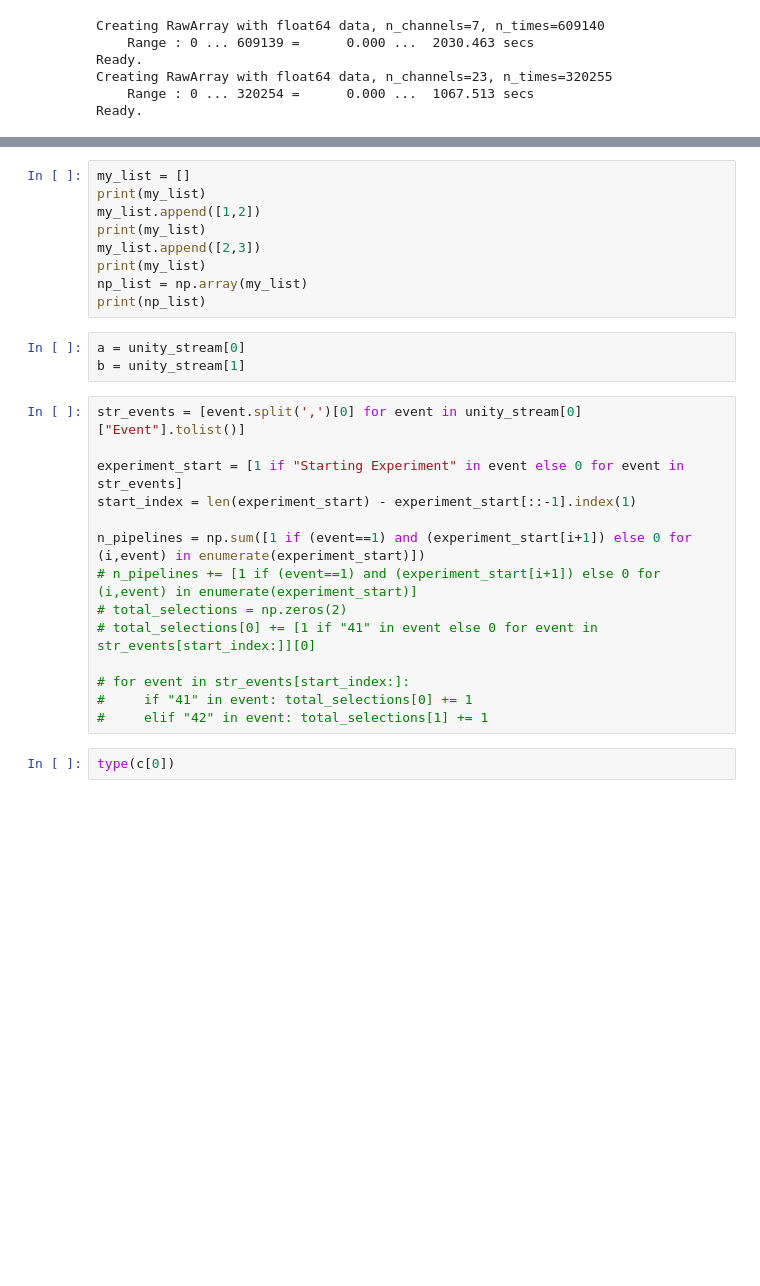
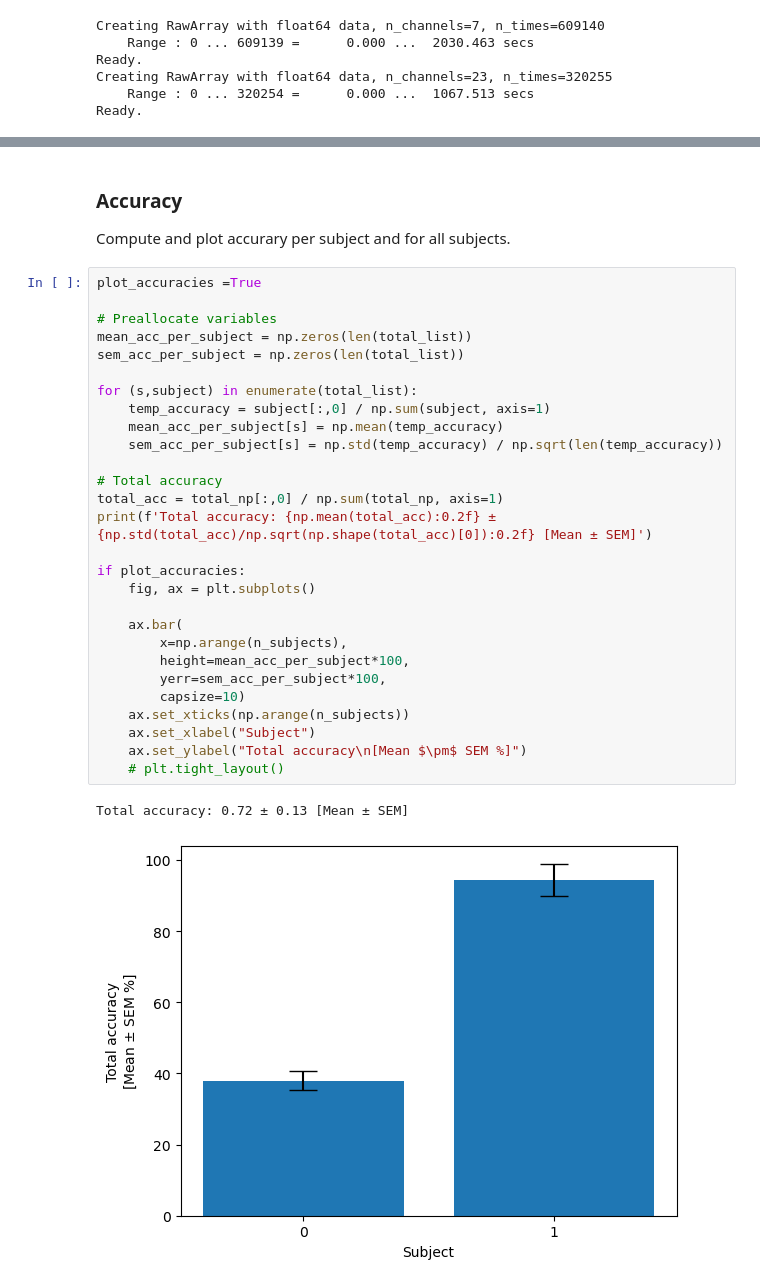
Before and after one commit to kirtonBCIlab/boccia-software-pilot, a Jupyter notebook: Notebooks/selections_counter.ipynb, the cells around one changed output, grey strips where cells are left out. Drawn from its saved outputs; the diff is of its cells as text; blank space fills up the shorter version.

```diff
--- a/Notebooks/selections_counter.ipynb
+++ b/Notebooks/selections_counter.ipynb
@@ -65,28 +67,35 @@ if plot_bar:
-# %%
-my_list = []
-print(my_list)
-my_list.append([1,2])
-print(my_list)
-my_list.append([2,3])
-print(my_list)
-np_list = np.array(my_list)
-print(np_list)
-# %%
-a = unity_stream[0]
-b = unity_stream[1]
-# %%
-str_events = [event.split(',')[0] for event in unity_stream[0]["Event"].tolist()]
-
-experiment_start = [1 if "Starting Experiment" in event else 0 for event in str_events]
-start_index = len(experiment_start) - experiment_start[::-1].index(1)
-
-n_pipelines = np.sum([1 if (event==1) and (experiment_start[i+1]) else 0 for (i,event) in enumerate(experiment_start)])
-# n_pipelines += [1 if (event==1) and (experiment_start[i+1]) else 0 for (i,event) in enumerate(experiment_start)]
-# total_selections = np.zeros(2)
-# total_selections[0] += [1 if "41" in event else 0 for event in str_events[start_index:]][0]
-
-# for event in str_events[start_index:]:
-#     if "41" in event: total_selections[0] += 1
-#     elif "42" in event: total_selections[1] += 1
-# %%
-type(c[0])
+# %% [markdown]
+### Accuracy
+
+Compute and plot accurary per subject and for all subjects.
+# %%
+plot_accuracies =True
+
+# Preallocate variables
+mean_acc_per_subject = np.zeros(len(total_list))
+sem_acc_per_subject = np.zeros(len(total_list))
+
+for (s,subject) in enumerate(total_list):
+    temp_accuracy = subject[:,0] / np.sum(subject, axis=1)
+    mean_acc_per_subject[s] = np.mean(temp_accuracy)
+    sem_acc_per_subject[s] = np.std(temp_accuracy) / np.sqrt(len(temp_accuracy))
+
+# Total accuracy
+total_acc = total_np[:,0] / np.sum(total_np, axis=1)
+print(f'Total accuracy: {np.mean(total_acc):0.2f} ± {np.std(total_acc)/np.sqrt(np.shape(total_acc)[0]):0.2f} [Mean ± SEM]')
+
+if plot_accuracies:
+    fig, ax = plt.subplots()
+
+    ax.bar(
+        x=np.arange(n_subjects),
+        height=mean_acc_per_subject*100,
+        yerr=sem_acc_per_subject*100,
+        capsize=10)
+    ax.set_xticks(np.arange(n_subjects))
+    ax.set_xlabel("Subject")
+    ax.set_ylabel("Total accuracy\n[Mean $\pm$ SEM %]")
+    # plt.tight_layout()
+# %% [output]
+Total accuracy: 0.72 ± 0.13 [Mean ± SEM]
+[figure, added]
```
Also changed, not shown: parts of 2 cells of this notebook.
